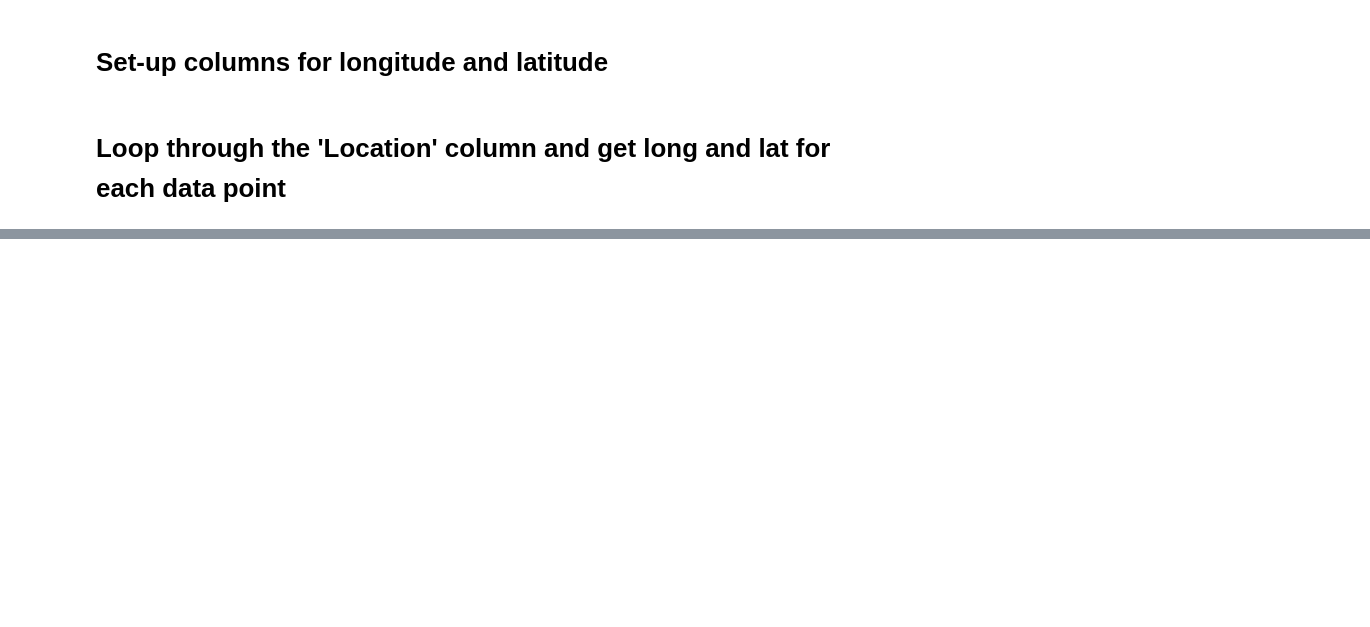
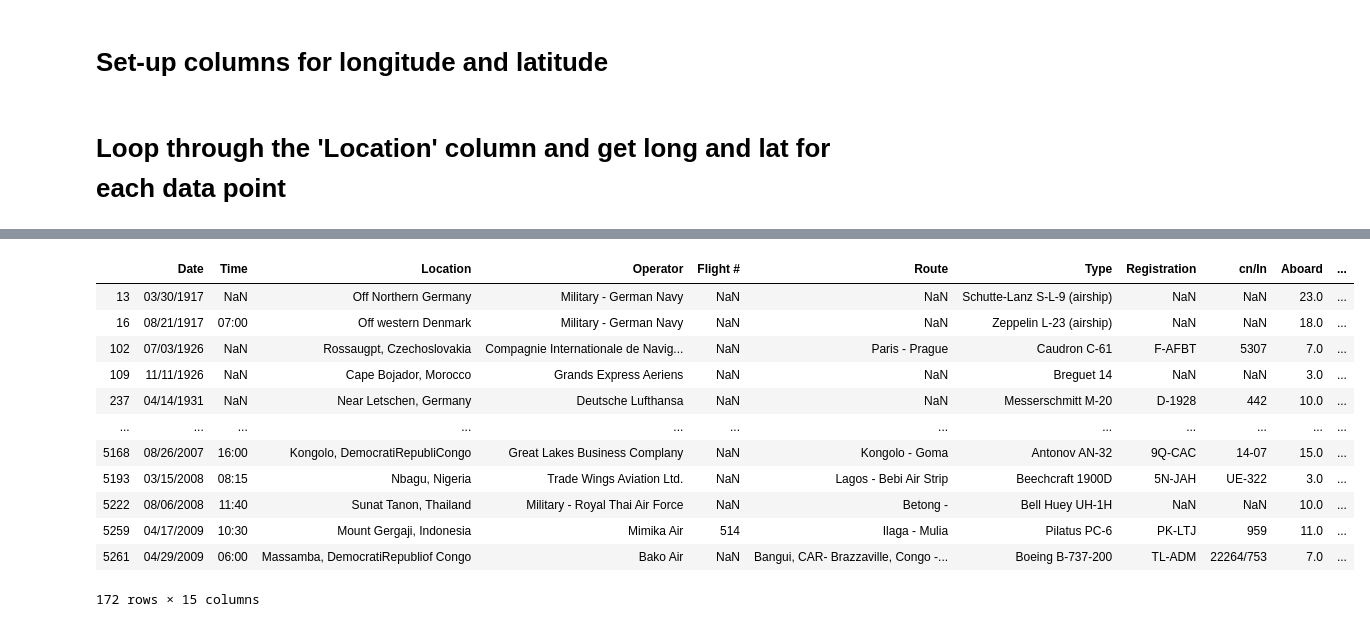
Before and after one commit to suealexa/planeData, a Jupyter notebook: Geocoding/geolocations.ipynb, the cells around one changed output, grey strips where cells are left out. Drawn from its saved outputs; the diff is of its cells as text; code cells hidden in the pictures; blank space fills up the shorter version.

```diff
--- a/Geocoding/geolocations.ipynb
+++ b/Geocoding/geolocations.ipynb
@@ -154,0 +105,18 @@ empty
+# %%
+empty = addresses.loc[addresses["lat"] == "", :]
+# %%
+empty
+# %% [output]
+|  | Date | Time | Location | Operator | Flight # | Route | Type | Registration | cn/In | Aboard | ... |
+| 13 | 03/30/1917 | NaN | Off Northern Germany | Military - German Navy | NaN | NaN | Schutte-Lanz S-L-9 (airship) | NaN | NaN | 23.0 | ... |
+| 16 | 08/21/1917 | 07:00 | Off western Denmark | Military - German Navy | NaN | NaN | Zeppelin L-23 (airship) | NaN | NaN | 18.0 | ... |
+| 102 | 07/03/1926 | NaN | Rossaugpt, Czechoslovakia | Compagnie Internationale de Navig... | NaN | Paris - Prague | Caudron C-61 | F-AFBT | 5307 | 7.0 | ... |
+| 109 | 11/11/1926 | NaN | Cape Bojador, Morocco | Grands Express Aeriens | NaN | NaN | Breguet 14 | NaN | NaN | 3.0 | ... |
+| 237 | 04/14/1931 | NaN | Near Letschen, Germany | Deutsche Lufthansa | NaN | NaN | Messerschmitt M-20 | D-1928 | 442 | 10.0 | ... |
+| ... | ... | ... | ... | ... | ... | ... | ... | ... | ... | ... | ... |
+| 5168 | 08/26/2007 | 16:00 | Kongolo, DemocratiRepubliCongo | Great Lakes Business Complany | NaN | Kongolo - Goma | Antonov AN-32 | 9Q-CAC | 14-07 | 15.0 | ... |
+| 5193 | 03/15/2008 | 08:15 | Nbagu, Nigeria | Trade Wings Aviation Ltd. | NaN | Lagos - Bebi Air Strip | Beechcraft 1900D | 5N-JAH | UE-322 | 3.0 | ... |
+| 5222 | 08/06/2008 | 11:40 | Sunat Tanon, Thailand | Military - Royal Thai Air Force | NaN | Betong - | Bell Huey UH-1H | NaN | NaN | 10.0 | ... |
+| 5259 | 04/17/2009 | 10:30 | Mount Gergaji, Indonesia | Mimika Air | 514 | Ilaga - Mulia | Pilatus PC-6 | PK-LTJ | 959 | 11.0 | ... |
+| 5261 | 04/29/2009 | 06:00 | Massamba, DemocratiRepubliof Congo | Bako Air | NaN | Bangui, CAR- Brazzaville, Congo -... | Boeing B-737-200 | TL-ADM | 22264/753 | 7.0 | ... |
+172 rows × 15 columns
```
Also changed, not shown: parts of 10 cells of this notebook, 1 other file.
